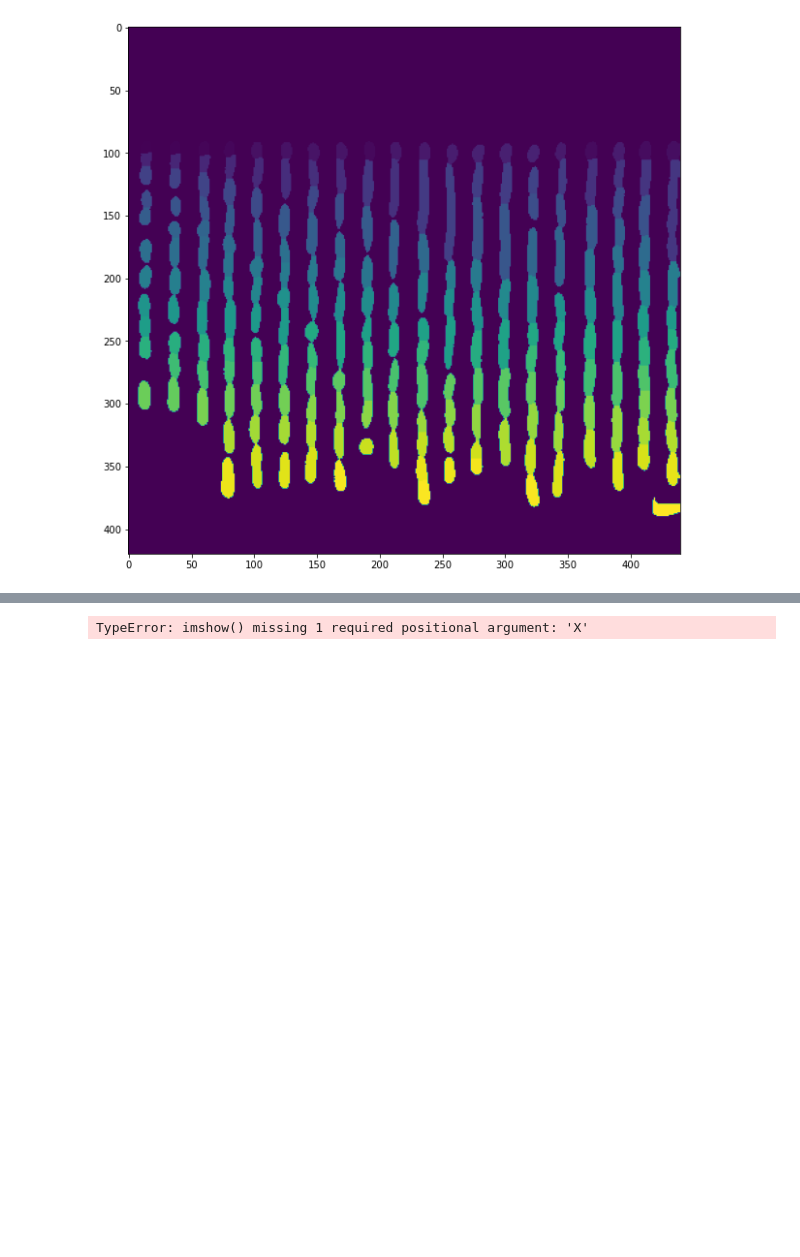
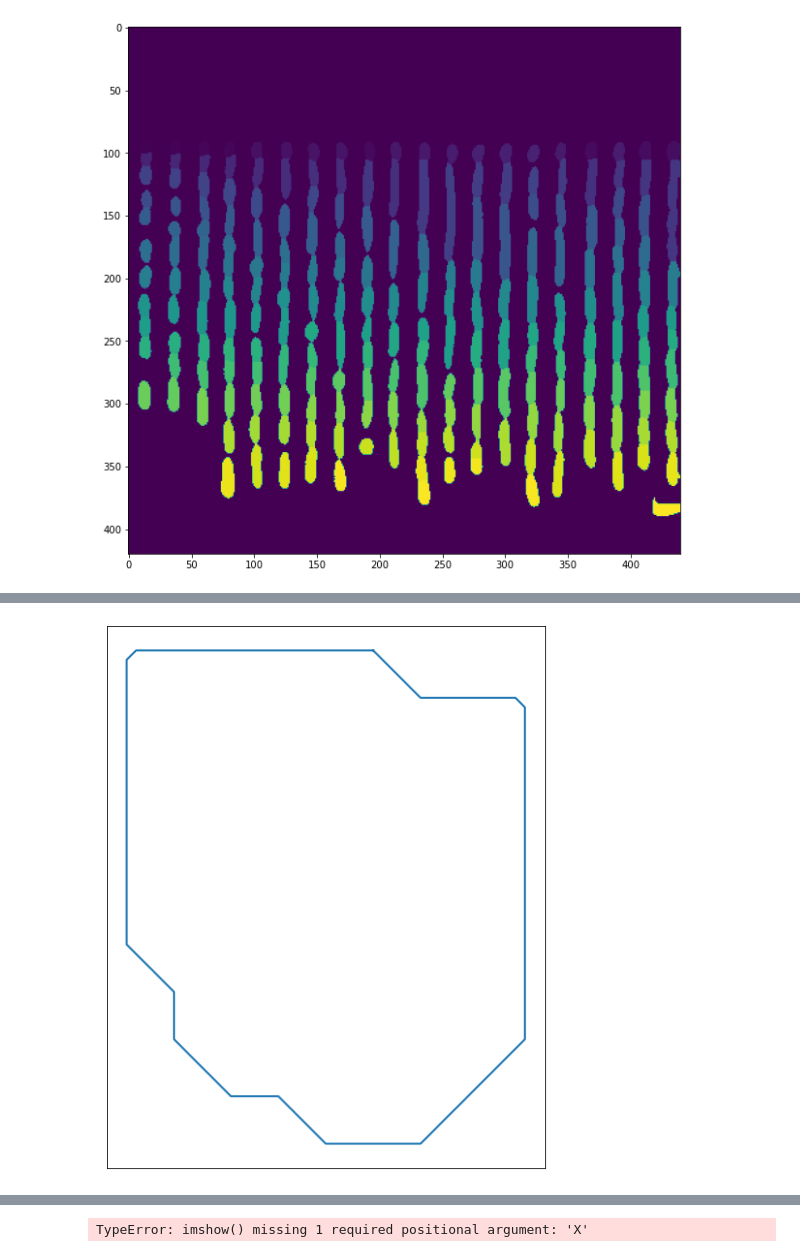
Before and after one commit to paulssonlab/TrenchRipper, a Jupyter notebook: dev_notebooks/2020-05-22_segmentation_alternatives/experimenting.ipynb, the cells around one changed output, grey strips where cells are left out. Cells and saved outputs as stored; diff of their text form; code cells hidden in the pictures; blank space fills up the shorter version.

```diff
--- a/trenchripper/dev_notebooks/2020-05-22_segmentation_alternatives/Untitled.ipynb
+++ b/dev_notebooks/2020-05-22_segmentation_alternatives/experimenting.ipynb
@@ -400,0 +438,32 @@ plt.show()
+# %%
+import numpy as np
+import matplotlib.pyplot as plt
+
+from skimage import measure
+
+# Find contours at a constant value of 0.8
+contours = measure.find_contours(img, 0.8)
+ax.plot(contour[:, 1], contour[:, 0], linewidth=2)
+plt.show()
+
+import numpy as np
+import matplotlib.pyplot as plt
+
+from skimage import measure
+
+# Find contours at a constant value of 0.8
+contours = measure.find_contours(img, 0.8)
+
+# Display the image and plot all contours found
+fig, ax = plt.subplots()
+# ax.imshow(img, cmap=plt.cm.gray)
+
+for n, contour in enumerate(contours):
+    ax.plot(contour[:, 1], contour[:, 0], linewidth=2)
+
+ax.axis('image')
+ax.set_xticks([])
+ax.set_yticks([])
+plt.show()
+# %% [output]
+[figure, added]
```
Also changed, not shown: parts of 25 cells of this notebook, 47 other files.
